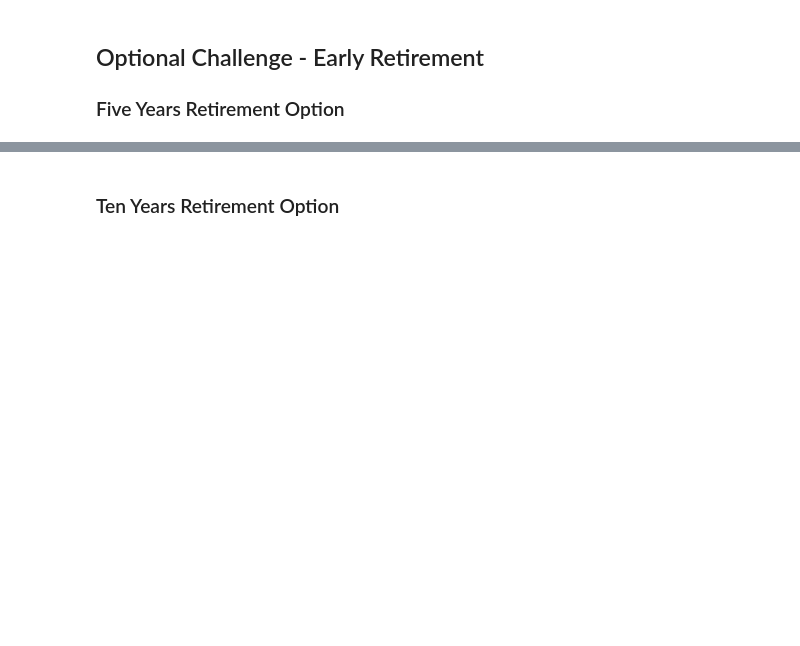
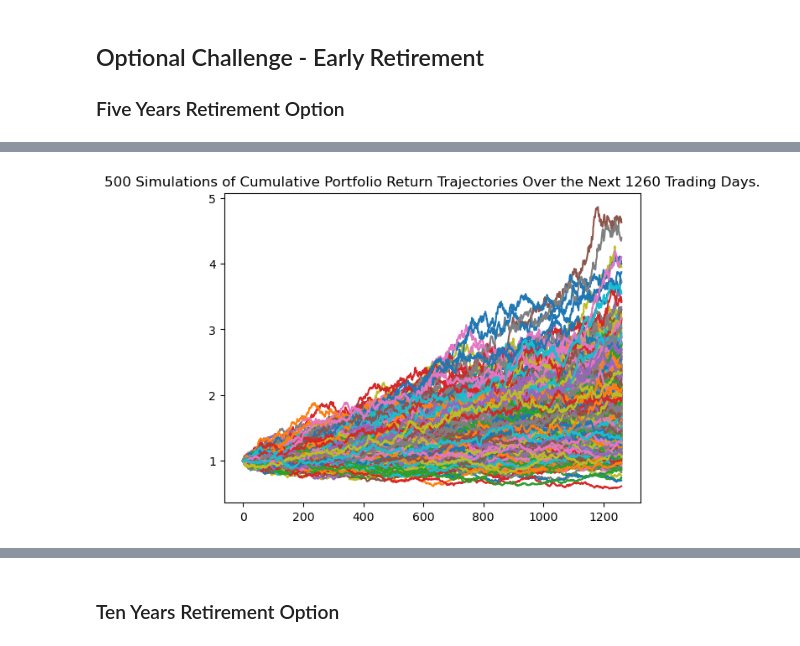
Before and after one commit to 0xNullLight/FinTech-Assignments, a Jupyter notebook: Unit_5/financial-planner.ipynb, the cells around one changed output, grey strips where cells are left out. Saved outputs shown, nothing was run; the diff lists cells and outputs as text; code cells hidden in the pictures; blank space fills up the shorter version.

```diff
--- a/Unit_5/financial-planner.ipynb
+++ b/Unit_5/financial-planner.ipynb
@@ -374,4 +392,17 @@ print(f"There is a 95% chance that an initial investment of ${initial_investment
 
 
 ### Five Years Retirement Option
+# %%
+# Configuring a Monte Carlo simulation to forecast 5 years cumulative returns
+# YOUR CODE HERE!
+
+#Set number of simulations
+num_sims = 500
+
+MC_portfolio_5y = MCSimulation(
+    portfolio_data = df_stock_data,
+    weights = [0.8,0.2],  #changed weights of stocks vs. bonds for a more aggressive/riskier portfolio
+    num_simulation = num_sims,
+    num_trading_days = 252*5
+)
 # %%
@@ -383,6 +443,9 @@ print(f"There is a 95% chance that an initial investment of ${initial_investment
 # %%
 # Plot simulation outcomes
 # YOUR CODE HERE!
+line_plot_5y = MC_portfolio_5y.plot_simulation()
+# %% [output]
+[figure, added]
 # %%
 # Plot probability distribution and confidence intervals
 # YOUR CODE HERE!
```
Also changed, not shown: parts of 24 cells of this notebook, 1 other file.
